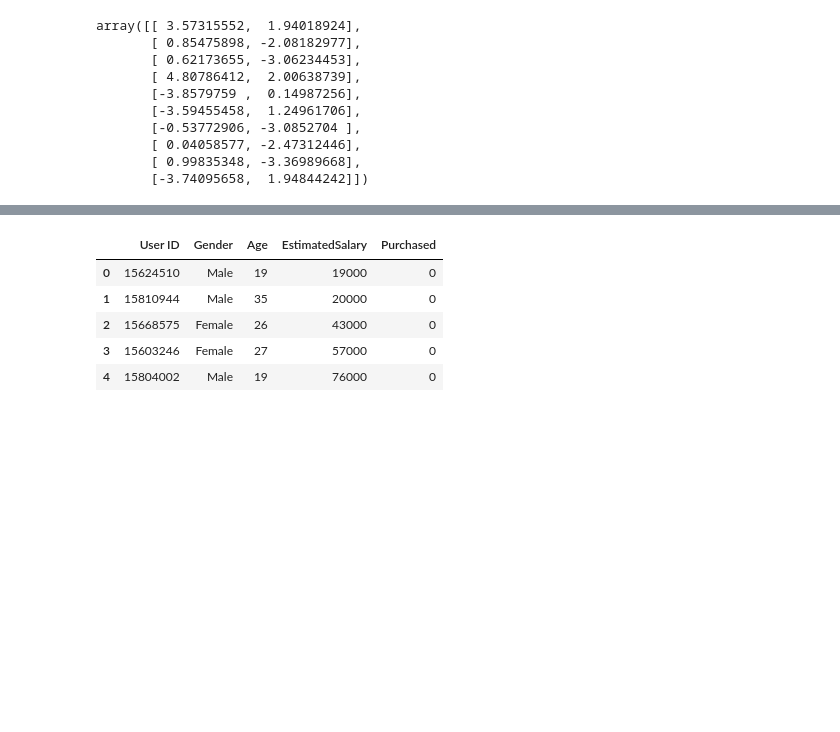
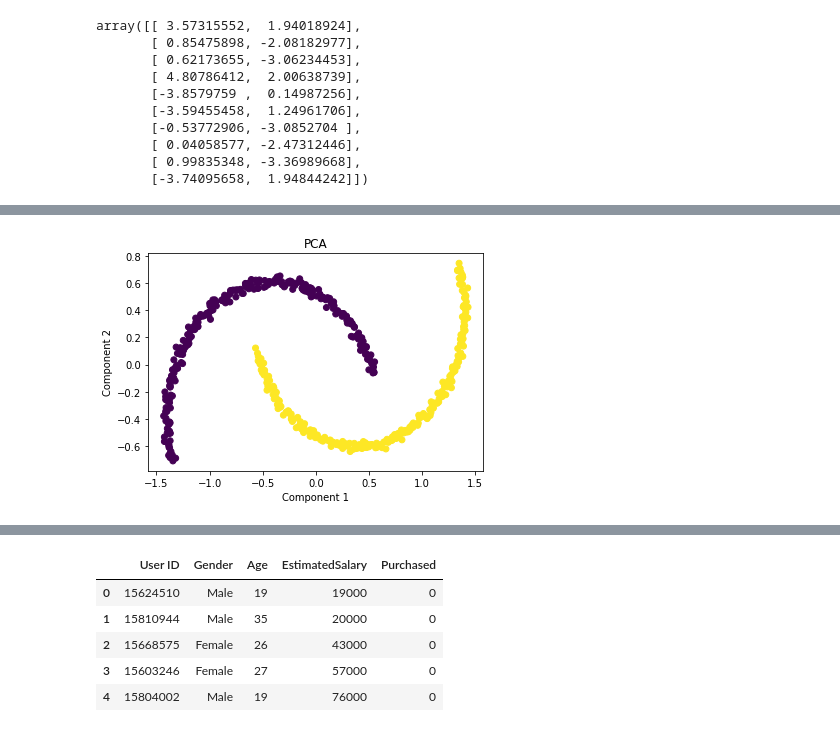
Before and after one commit to kabirnagpal/ML-Track, a Jupyter notebook: week 7.ipynb, the cells around one changed output, grey strips where cells are left out. Drawn from its saved outputs; the diff is of its cells as text; code cells hidden in the pictures; blank space fills up the shorter version.

```diff
--- a/week 7.ipynb
+++ b/week 7.ipynb
@@ -155,0 +200,4 @@ dataset.head()
+# %%
+url=('https://raw.githubusercontent.com/kabirnagpal/SoA-ML-14/master/data/Social_Network_Ads.csv')
+dataset = pd.read_csv(url)
+dataset.head()
@@ -201,0 +271,11 @@ array([[52,  6],
+# %%
+X_pca = kpca.fit_transform(X)
+
+plt.title("PCA")
+plt.scatter(X_pca[:, 0], X_pca[:, 1], c = y)
+plt.xlabel("Component 1")
+plt.ylabel("Component 2")
+
+plt.show()
+# %% [output]
+[figure, added]
```
Also changed, not shown: parts of 59 cells of this notebook, 2 other files.
